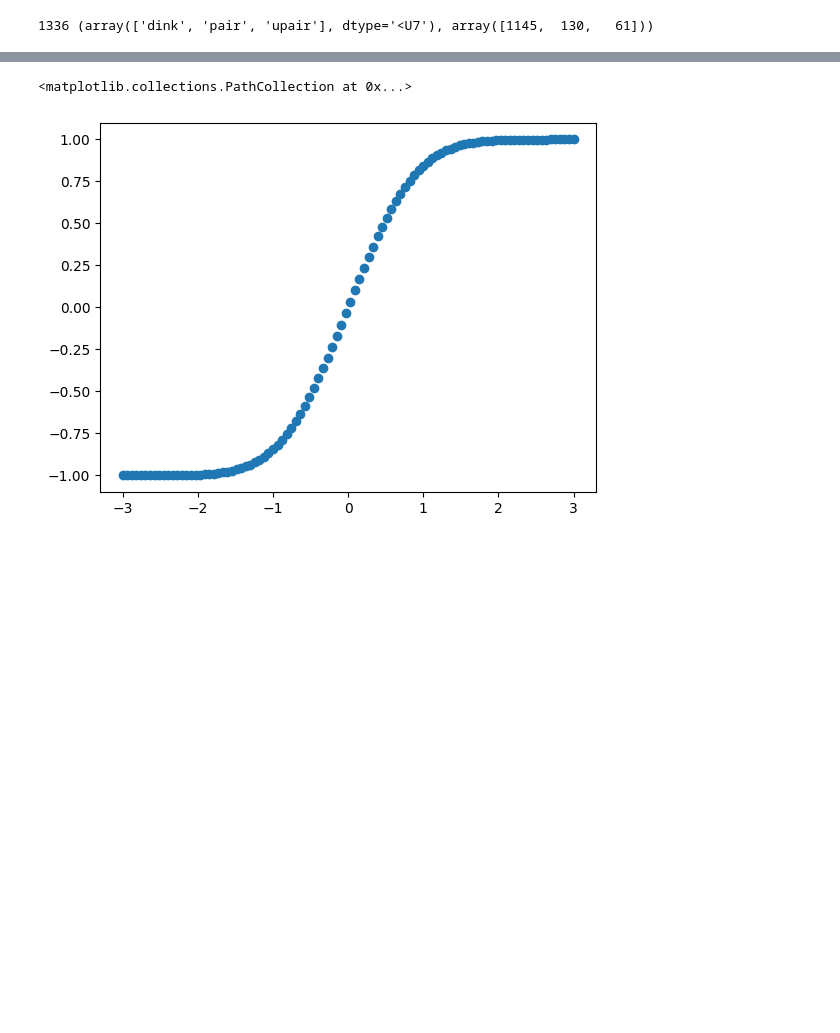
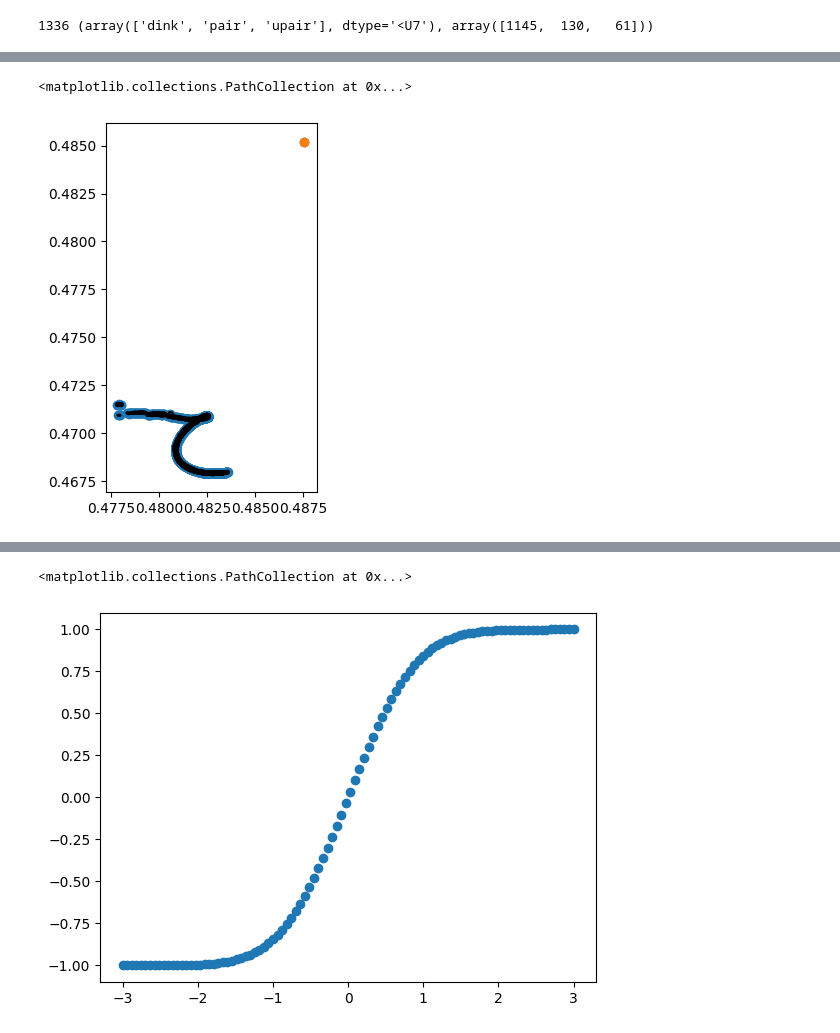
Before and after one commit to syj3514/MissingSat, a Jupyter notebook: 07_starformation.ipynb, the cells around one changed output, grey strips where cells are left out. Drawn from its saved outputs; the diff is of its cells as text; code cells hidden in the pictures; blank space fills up the shorter version.

```diff
--- a/07_starformation.ipynb
+++ b/07_starformation.ipynb
@@ -134,0 +150,11 @@ stree2 = pklload(f"{database2}/stable_tree.pickle")
+# %%
+fig, ax = plt.subplots()
+ax.set_aspect(1)
+ax.scatter(branch['x'], branch['y'])
+for ib in branch:
+    cir = plt.Circle((ib['x'], ib['y']), ib['rvir'], ec='k', fc='none')
+    ax.add_patch(cir)
+ax.scatter(pair['x'], pair['y'])
+# %% [output]
+<matplotlib.collections.PathCollection at 0x...>
+[figure, added]
```
Also changed, not shown: parts of 29 cells of this notebook, 15 other files.
